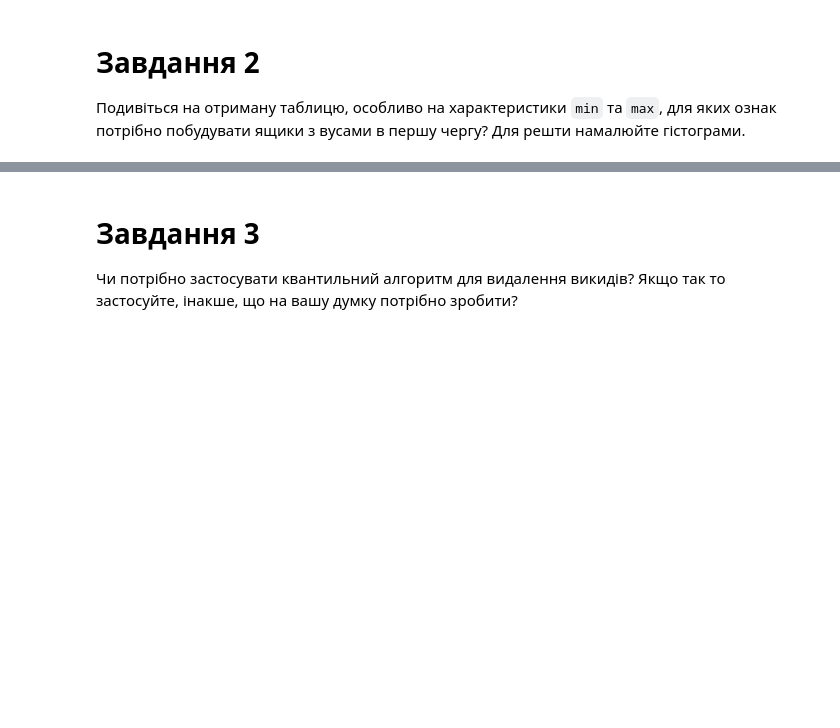
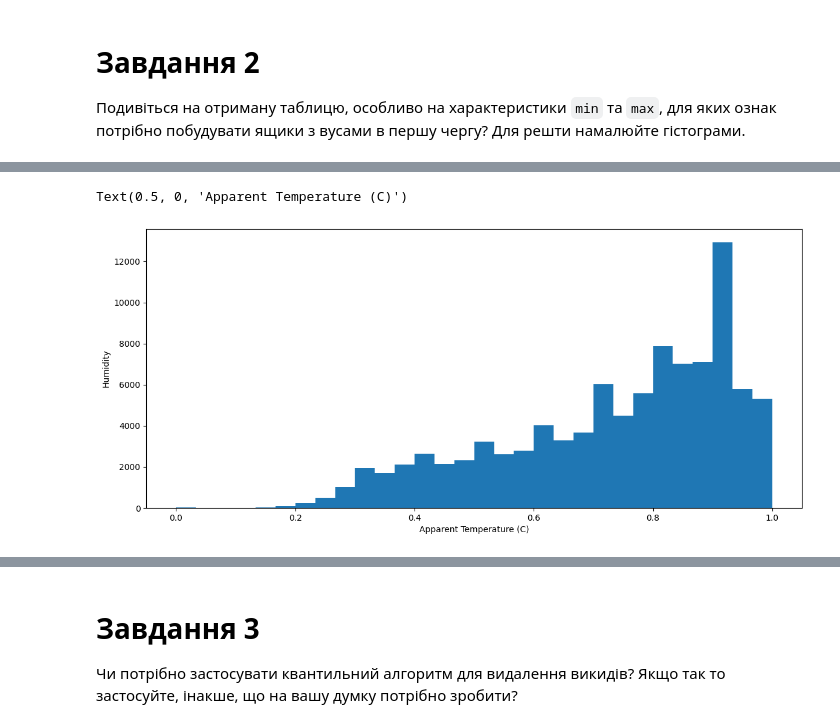
Before and after one commit to IrynaBarnych/AI5, a Jupyter notebook: module2/Практична_аналіз_даних2.ipynb, the cells around one changed output, grey strips where cells are left out. Saved outputs shown, nothing was run; the diff lists cells and outputs as text; code cells hidden in the pictures; blank space fills up the shorter version.

```diff
--- a/module2/Практична_аналіз_даних2.ipynb
+++ b/module2/Практична_аналіз_даних2.ipynb
@@ -23,0 +61,12 @@ df.head()
+# %%
+ax = df['Humidity'].plot(kind='hist',
+                             bins=30,
+                             figsize=(14,6)
+                             )
+
+
+ax.set_ylabel('Humidity')
+ax.set_xlabel('Apparent Temperature (C)')
+# %% [output]
+Text(0.5, 0, 'Apparent Temperature (C)')
+[figure, added]
```
Also changed, not shown: parts of 23 cells of this notebook.
